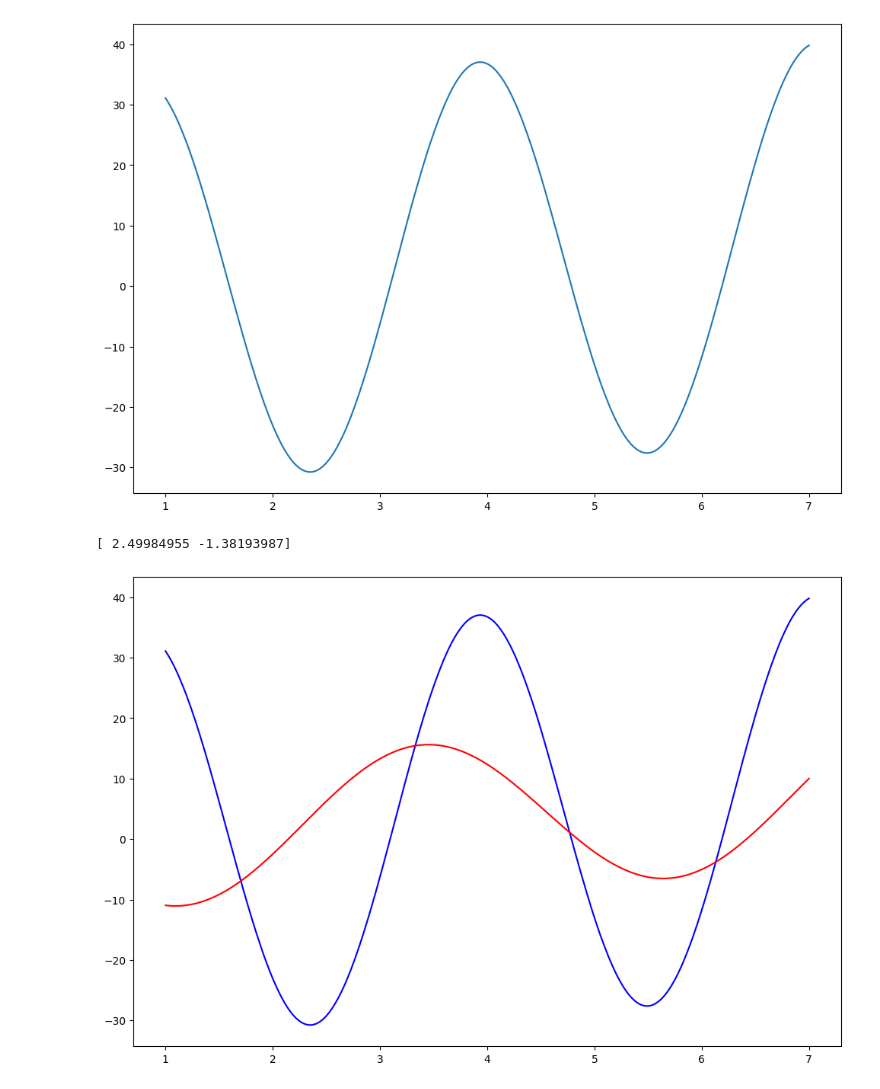
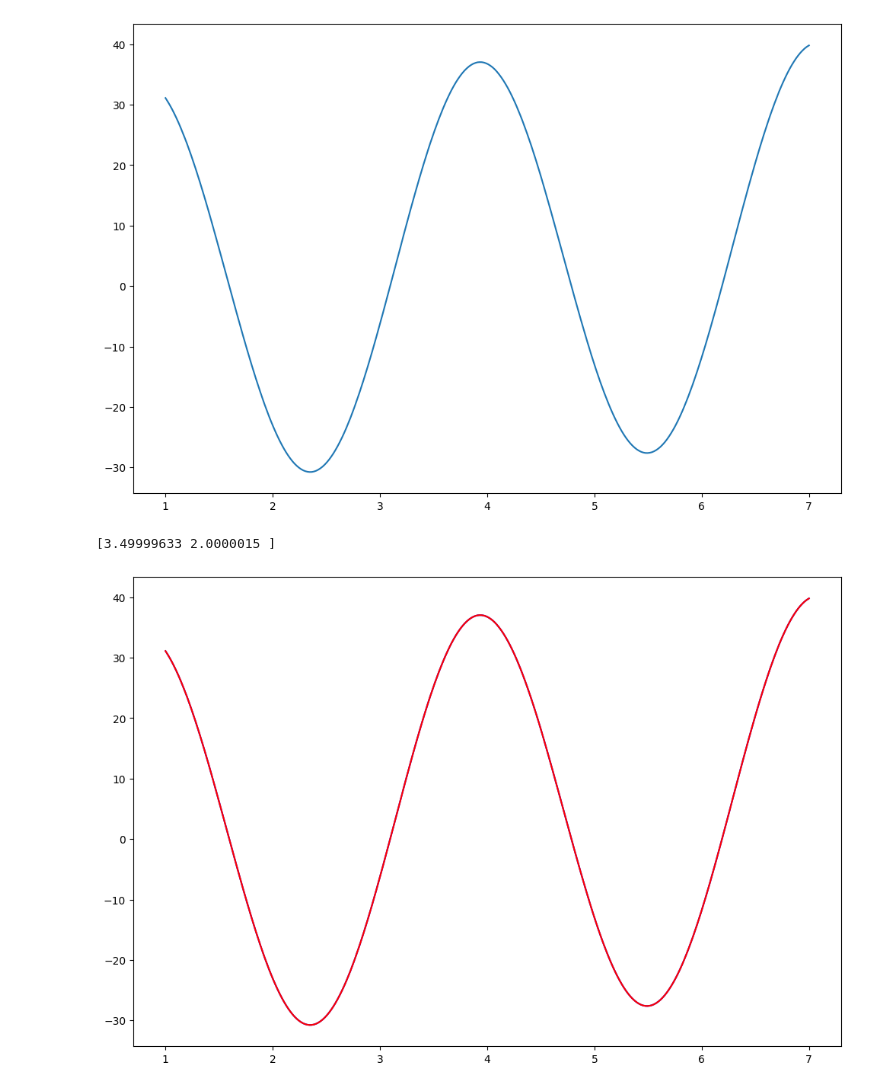
Before and after one commit to archimage-wiz/MathMDS, a Jupyter notebook: MDS-new/HW_6_upd.ipynb, the cells around one changed output. Drawn from its saved outputs; the diff is of its cells as text; code cells hidden in the pictures.

```diff
--- a/MDS-new/HW_6_upd.ipynb
+++ b/MDS-new/HW_6_upd.ipynb
@@ -63,17 +63,17 @@ plt.show()
 # %%
 def f(x, a, b):
     return np.e**a * np.sin(b*x) + x
 
 ### YOUR CODE HERE
-res = curve_fit(f, x, y, p0=[0, 0], method='trf')
+res = curve_fit(f, x, y, p0=[0, 2], method='dogbox', bounds=([0, 0], [5, 5]))
 print(res[0])
 plt.figure(figsize=(12, 8))
 plt.plot(x, y, color='blue')
 plt.plot(x, f(x, res[0][0], res[0][1]), color='red')
 plt.show()
 # %% [output]
-[ 2.49984955 -1.38193987]
+[3.49999633 2.0000015 ]
-[figure, old version]
+[figure, new version]
 # %%
 print(res[1])
 plt.imshow(res[1])
```
Also changed, not shown: parts of 1 cell of this notebook.
